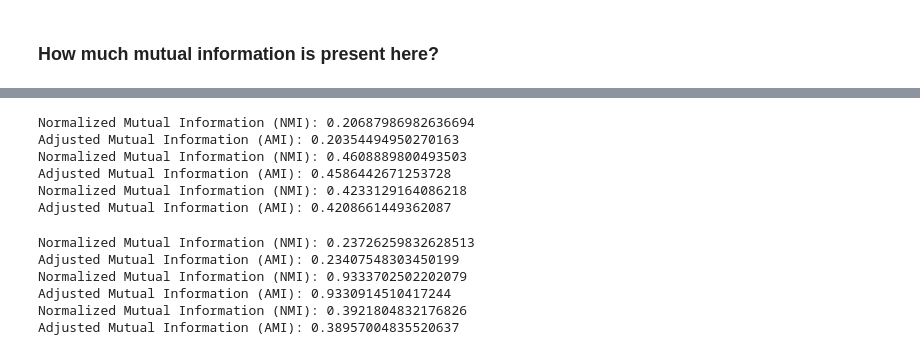
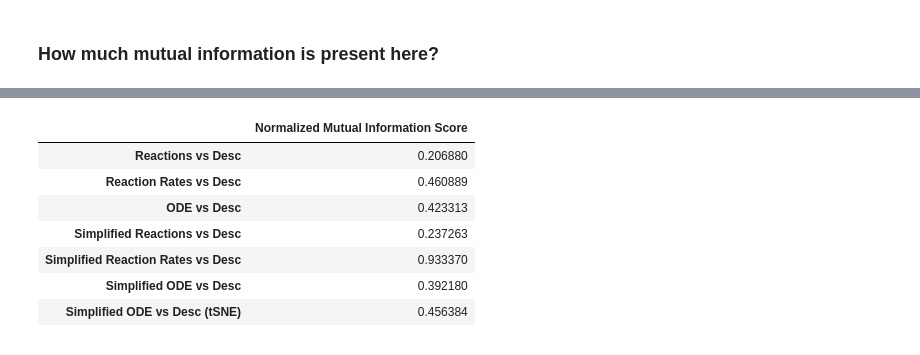
Before and after one commit to francescolosterzo/dufourspitze_16, a Jupyter notebook: nt/data_exploration.ipynb, the cells around one changed output, grey strips where cells are left out. Drawn from its saved outputs; the diff is of its cells as text; code cells hidden in the pictures.

```diff
--- a/nt/data_exploration.ipynb
+++ b/nt/data_exploration.ipynb
@@ -247,52 +252,21 @@ s_eqn_labels =do_gmm_stuff(s_eq_red,3, "Equations")
 # %%
 from sklearn.metrics import adjusted_rand_score, normalized_mutual_info_score, adjusted_mutual_info_score
 
-nmi = normalized_mutual_info_score(rcn_labels, desc_labels)
-ami = adjusted_mutual_info_score(rcn_labels, desc_labels)
-
-print("Normalized Mutual Information (NMI):", nmi)
-print("Adjusted Mutual Information (AMI):", ami)
-
-nmi = normalized_mutual_info_score(rate_labels, desc_labels)
-ami = adjusted_mutual_info_score(rate_labels, desc_labels)
-
-print("Normalized Mutual Information (NMI):", nmi)
-print("Adjusted Mutual Information (AMI):", ami)
-
-nmi = normalized_mutual_info_score(eqn_labels, desc_labels)
-ami = adjusted_mutual_info_score(eqn_labels, desc_labels)
-
-print("Normalized Mutual Information (NMI):", nmi)
-print("Adjusted Mutual Information (AMI):", ami)
+metrics = {}
+metrics["Reactions vs Desc"] = normalized_mutual_info_score(rcn_labels, desc_labels)
+metrics["Reaction Rates vs Desc"]  = normalized_mutual_info_score(rate_labels, desc_labels)
+metrics["ODE vs Desc"]  = normalized_mutual_info_score(eqn_labels, desc_labels)
+metrics["Simplified Reactions vs Desc"] = normalized_mutual_info_score(s_rcn_labels, desc_labels)
+metrics["Simplified Reaction Rates vs Desc"]  = normalized_mutual_info_score(s_rate_labels, desc_labels)
+metrics["Simplified ODE vs Desc"]  = normalized_mutual_info_score(s_eqn_labels, desc_labels)
+metrics["Simplified ODE vs Desc (tSNE)"]  = normalized_mutual_info_score(s_tsne_ode_labels, s_tsne_desc_labels)
+pd.DataFrame(metrics, index=["Normalized Mutual Information Score"]).T
 # %% [output]
-Normalized Mutual Information (NMI): 0.20687986982636694
-Adjusted Mutual Information (AMI): 0.20354494950270163
-Normalized Mutual Information (NMI): 0.4608889800493503
-Adjusted Mutual Information (AMI): 0.4586442671253728
-Normalized Mutual Information (NMI): 0.4233129164086218
-Adjusted Mutual Information (AMI): 0.4208661449362087
+|  | Normalized Mutual Information Score |
+| Reactions vs Desc | 0.206880 |
+| Reaction Rates vs Desc | 0.460889 |
+| ODE vs Desc | 0.423313 |
+| Simplified Reactions vs Desc | 0.237263 |
+| Simplified Reaction Rates vs Desc | 0.933370 |
+| Simplified ODE vs Desc | 0.392180 |
+| Simplified ODE vs Desc (tSNE) | 0.456384 |
-# %%
-nmi = normalized_mutual_info_score(s_rcn_labels, desc_labels)
-ami = adjusted_mutual_info_score(s_rcn_labels, desc_labels)
-
-print("Normalized Mutual Information (NMI):", nmi)
-print("Adjusted Mutual Information (AMI):", ami)
-
-nmi = normalized_mutual_info_score(s_rate_labels, desc_labels)
-ami = adjusted_mutual_info_score(s_rate_labels, desc_labels)
-
-print("Normalized Mutual Information (NMI):", nmi)
-print("Adjusted Mutual Information (AMI):", ami)
-
-nmi = normalized_mutual_info_score(s_eqn_labels, desc_labels)
-ami = adjusted_mutual_info_score(s_eqn_labels, desc_labels)
-
-print("Normalized Mutual Information (NMI):", nmi)
-print("Adjusted Mutual Information (AMI):", ami)
-# %% [output]
-Normalized Mutual Information (NMI): 0.23726259832628513
-Adjusted Mutual Information (AMI): 0.23407548303450199
-Normalized Mutual Information (NMI): 0.9333702502202079
-Adjusted Mutual Information (AMI): 0.9330914510417244
-Normalized Mutual Information (NMI): 0.3921804832176826
-Adjusted Mutual Information (AMI): 0.38957004835520637
```
Also changed, not shown: parts of 4 cells of this notebook.
